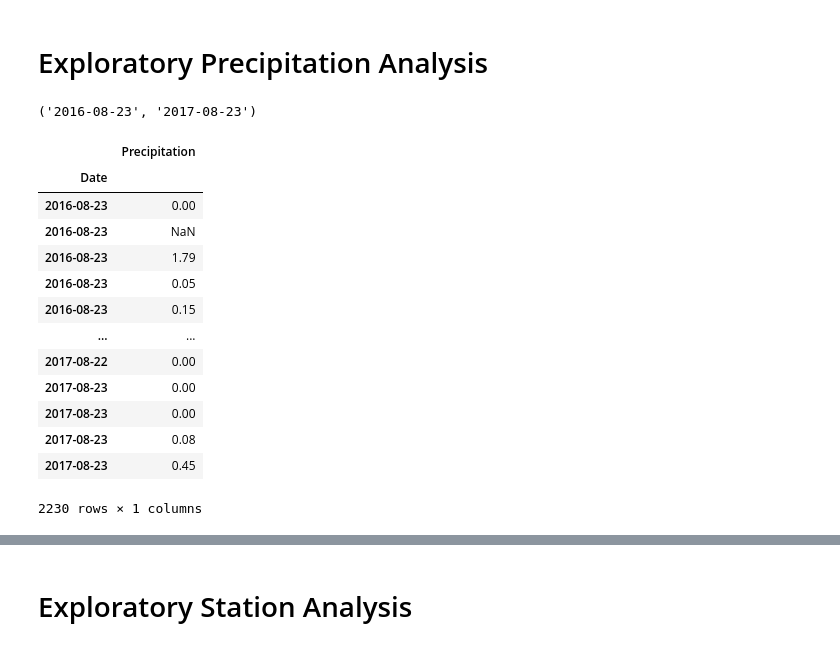
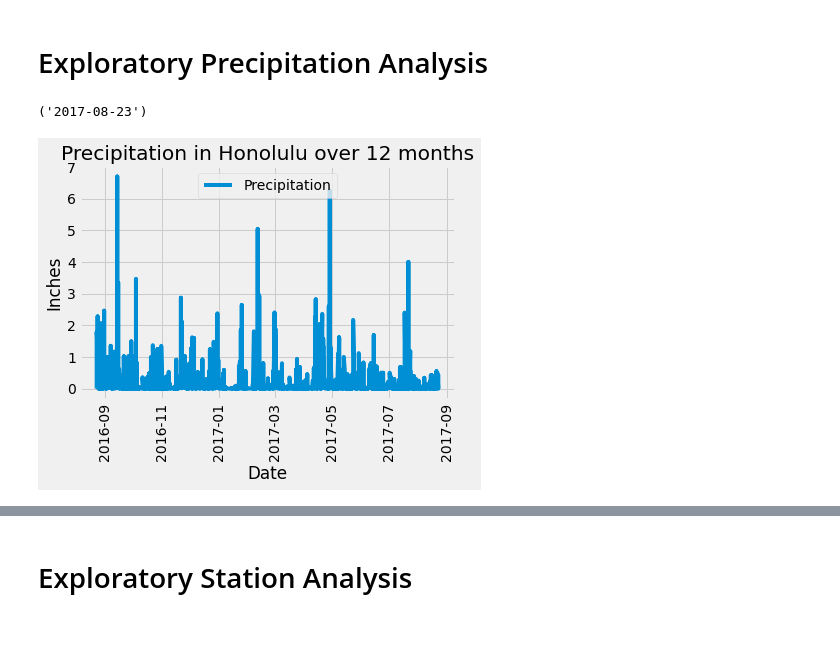
Before and after one commit to tritchlin/sqlalchemy-challenge, a Jupyter notebook: climate_starter.ipynb, the cells around one changed output, grey strips where cells are left out. Drawn from its saved outputs; the diff is of its cells as text; code cells hidden in the pictures.

```diff
--- a/climate_starter.ipynb
+++ b/climate_starter.ipynb
@@ -77,6 +82,10 @@ elevation FLOAT
 latest_date = session.query(measurement.date).order_by((measurement.date.desc())).first()
 end_date=dt.datetime.strptime(latest_date[0],'%Y-%m-%d')
 timestamp_end = dt.datetime.strftime(end_date,'%Y-%m-%d')
+# %%
+latest_date
+# %% [output]
+('2017-08-23')
 # %%
 # Design a query to retrieve the last 12 months of precipitation data and plot the results.
 # Starting from the most recent data point in the database.
@@ -86,39 +94,27 @@ measurements_df = pd.read_sql_query('SELECT * from measurement',con=conn)
 # Calculate the date one year from the last date in data set.
 start_date = end_date + relativedelta(months=-12)
 timestamp_start = dt.datetime.strftime(start_date,'%Y-%m-%d')
-# %%
-(timestamp_start,timestamp_end)
-# %% [output]
-('2016-08-23', '2017-08-23')
 # %%
 # Perform a query to retrieve the data and precipitation scores
-
 prcp_result = engine.execute('SELECT date,prcp FROM measurement WHERE date BETWEEN :start AND :end',(timestamp_start,timestamp_end)).fetchall()
 
-
 # Save the query results as a Pandas DataFrame and set the index to the date column
-
 prcp_df = pd.DataFrame(prcp_result)
+prcp_df[0]=pd.to_datetime(prcp_df[0])
 prcp_final = prcp_df.rename(columns={0:'Date',1:'Precipitation'}).set_index('Date').dropna()
 
 # Sort the dataframe by date
-prcp_final.sort_values(by=['Date'])
+prcp_chart = prcp_final.sort_values(by=['Date'])
 
 # Use Pandas Plotting with Matplotlib to plot the data
+plt.plot(prcp_chart.index, prcp_chart["Precipitation"],label="Precipitation")
+plt.legend(loc="upper center")
+plt.title("Precipitation in Honolulu over 12 months")
+plt.xlabel("Date")
+plt.ylabel("Inches")
+plt.xticks(rotation=90)
+plt.show()
 # %% [output]
-|  | Precipitation |
-| Date |  |
-| 2016-08-23 | 0.00 |
-| 2016-08-23 | NaN |
-| 2016-08-23 | 1.79 |
-| 2016-08-23 | 0.05 |
-| 2016-08-23 | 0.15 |
-| ... | ... |
-| 2017-08-22 | 0.00 |
-| 2017-08-23 | 0.00 |
-| 2017-08-23 | 0.00 |
-| 2017-08-23 | 0.08 |
-| 2017-08-23 | 0.45 |
-2230 rows × 1 columns
+[figure, added]
 # %%
 # Use Pandas to calcualte the summary statistics for the precipitation data
```
Also changed, not shown: parts of 9 cells of this notebook.
